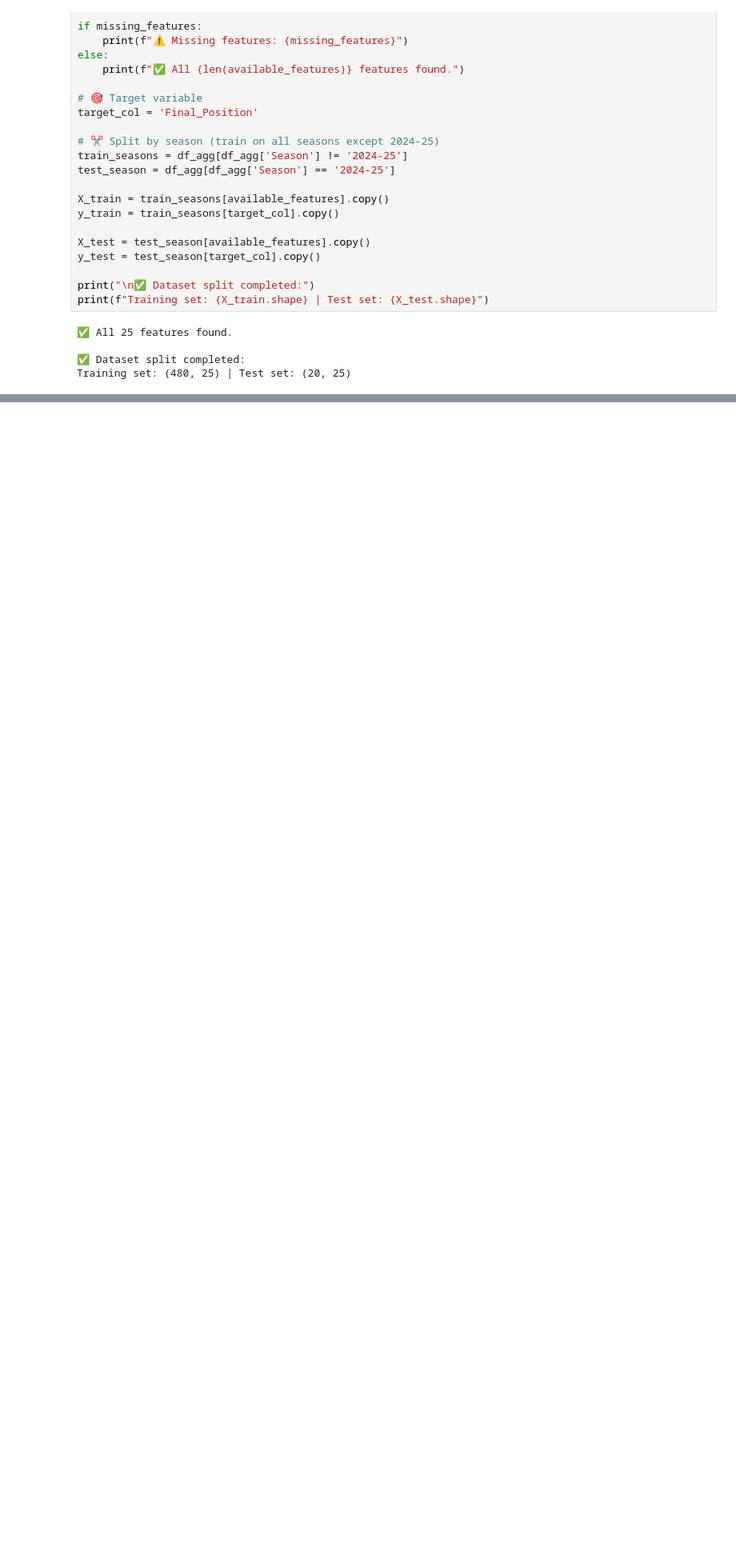
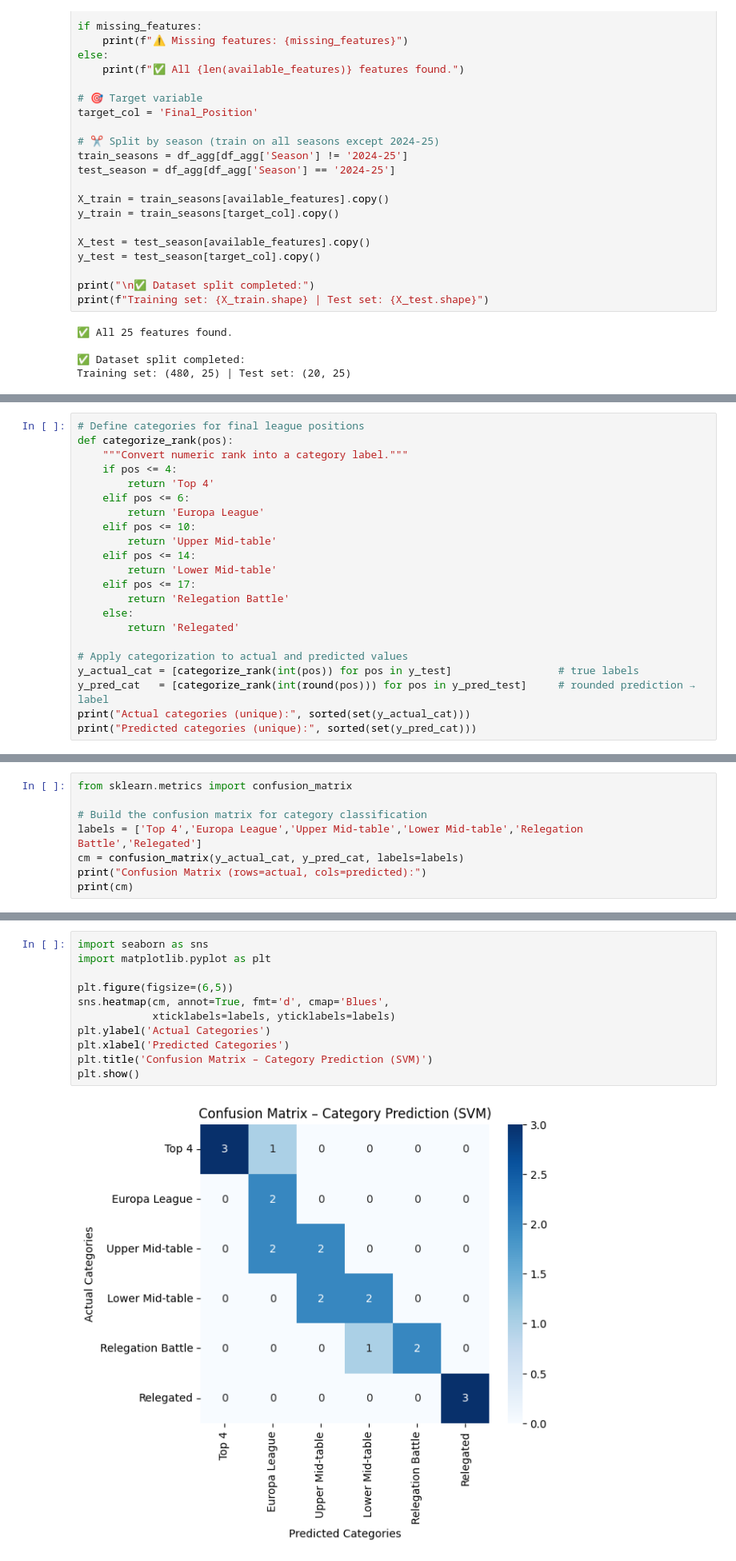
Before and after one commit to AtfastrSlushyMaker/pl-standings-prediction-project, a Jupyter notebook: notebooks/algorithms/SVM/svm_model.ipynb, the cells around one changed output, grey strips where cells are left out. Shown at 80% size. Drawn from its saved outputs; the diff is of its cells as text; blank space fills up the shorter version.

Commit message:
Predicting Relegation Probabilities

```diff
--- a/notebooks/algorithms/SVM/svm_model.ipynb
+++ b/notebooks/algorithms/SVM/svm_model.ipynb
@@ -118,0 +215,22 @@ Training set: (480, 25) | Test set: (20, 25)
+# %%
+# Define categories for final league positions
+def categorize_rank(pos):
+    """Convert numeric rank into a category label."""
+    if pos <= 4:
+        return 'Top 4'
+    elif pos <= 6:
+        return 'Europa League'
+    elif pos <= 10:
+        return 'Upper Mid-table'
+    elif pos <= 14:
+        return 'Lower Mid-table'
+    elif pos <= 17:
+        return 'Relegation Battle'
+    else:
+        return 'Relegated'
+
+# Apply categorization to actual and predicted values
+y_actual_cat = [categorize_rank(int(pos)) for pos in y_test]                 # true labels
+y_pred_cat   = [categorize_rank(int(round(pos))) for pos in y_pred_test]     # rounded prediction → label
+print("Actual categories (unique):", sorted(set(y_actual_cat)))
+print("Predicted categories (unique):", sorted(set(y_pred_cat)))
@@ -118,0 +240,8 @@ Training set: (480, 25) | Test set: (20, 25)
+# %%
+from sklearn.metrics import confusion_matrix
+
+# Build the confusion matrix for category classification
+labels = ['Top 4','Europa League','Upper Mid-table','Lower Mid-table','Relegation Battle','Relegated']
+cm = confusion_matrix(y_actual_cat, y_pred_cat, labels=labels)
+print("Confusion Matrix (rows=actual, cols=predicted):")
+print(cm)
@@ -118,0 +256,13 @@ Training set: (480, 25) | Test set: (20, 25)
+# %%
+import seaborn as sns
+import matplotlib.pyplot as plt
+
+plt.figure(figsize=(6,5))
+sns.heatmap(cm, annot=True, fmt='d', cmap='Blues',
+            xticklabels=labels, yticklabels=labels)
+plt.ylabel('Actual Categories')
+plt.xlabel('Predicted Categories')
+plt.title('Confusion Matrix – Category Prediction (SVM)')
+plt.show()
+# %% [output]
+[figure, added]
```
Also changed, not shown: parts of 16 cells of this notebook.
